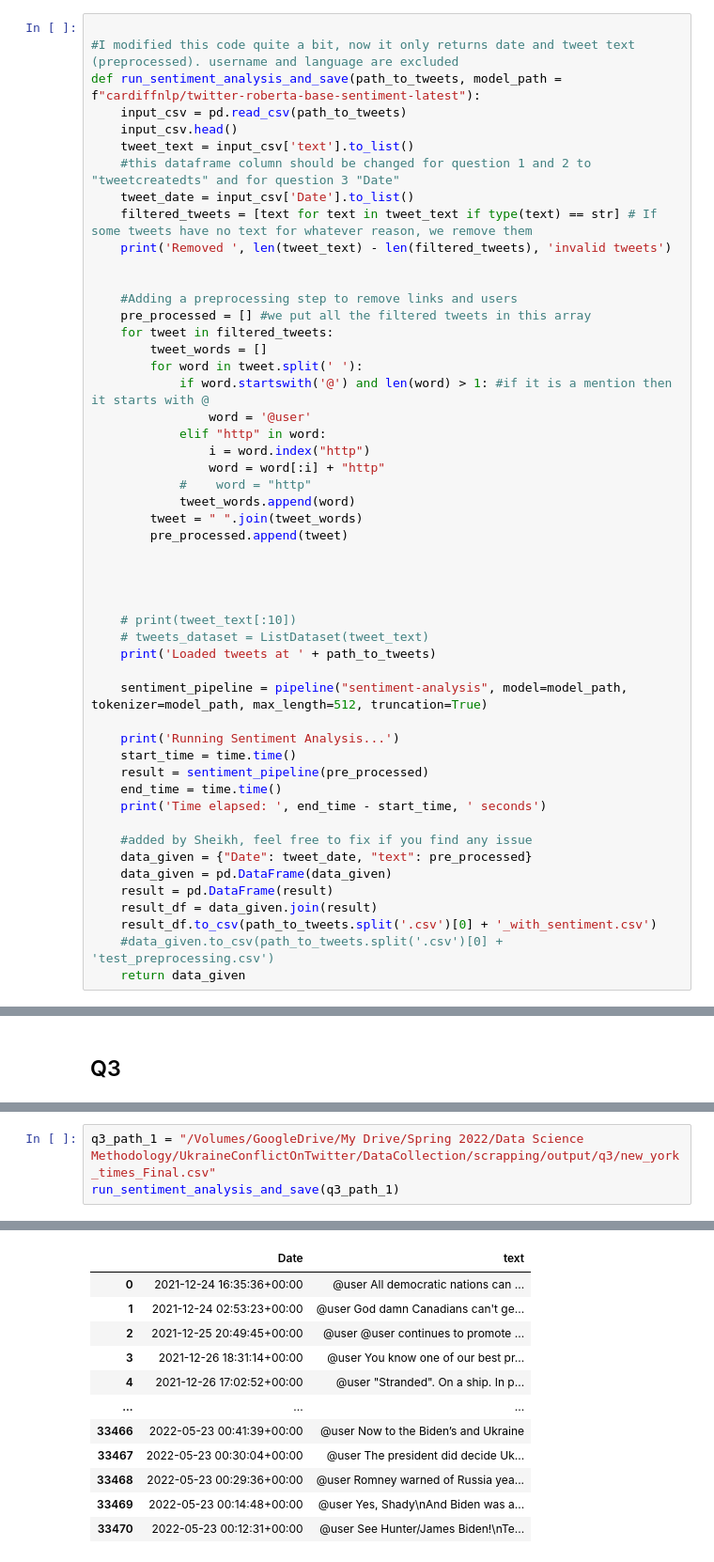
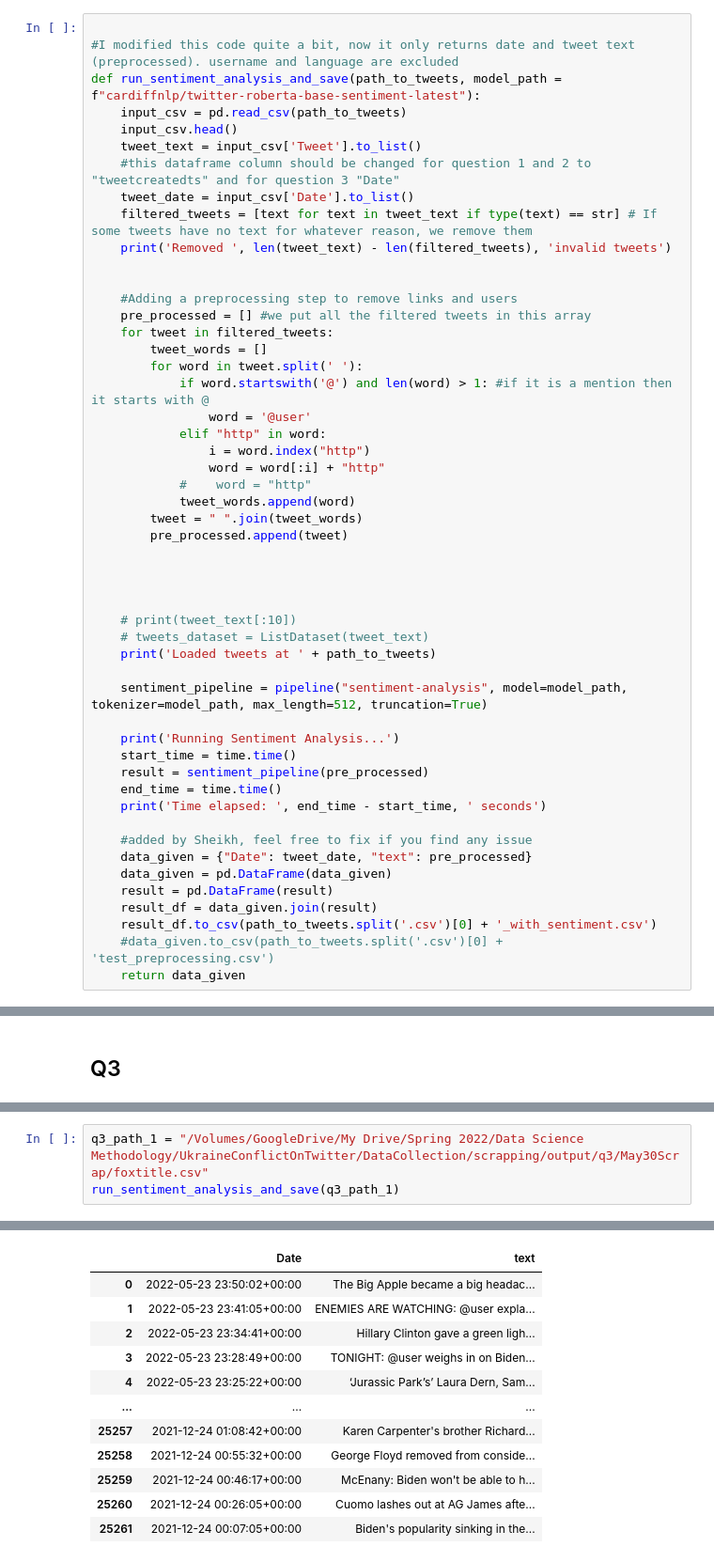
Before and after one commit to Bensas/UkraineConflictOnTwitter, a Jupyter notebook: SentimentAnalysis/TwitterSentimentAnalysis.ipynb, the cells around one changed output, grey strips where cells are left out. Shown at 94% size. Saved outputs shown, nothing was run; the diff lists cells and outputs as text.

Commit message:
scrapped data and ran sentiment analysis

```diff
--- a/SentimentAnalysis/TwitterSentimentAnalysis.ipynb
+++ b/SentimentAnalysis/TwitterSentimentAnalysis.ipynb
@@ -29,7 +29,7 @@ class ListDataset(Dataset):
 def run_sentiment_analysis_and_save(path_to_tweets, model_path = f"cardiffnlp/twitter-roberta-base-sentiment-latest"):
     input_csv = pd.read_csv(path_to_tweets)
     input_csv.head()
-    tweet_text = input_csv['text'].to_list()
+    tweet_text = input_csv['Tweet'].to_list()
     #this dataframe column should be changed for question 1 and 2 to "tweetcreatedts" and for question 3 "Date"
     tweet_date = input_csv['Date'].to_list()
     filtered_tweets = [text for text in tweet_text if type(text) == str] # If some tweets have no text for whatever reason, we remove them
@@ -149,5 +148,5 @@ They contain all tweets posted from the channels from Dec to April, so I have to
 # %%
-q3_path_1 = "/Volumes/GoogleDrive/My Drive/Spring 2022/Data Science Methodology/UkraineConflictOnTwitter/DataCollection/scrapping/output/q3/new_york_times_Final.csv"
+q3_path_1 = "/Volumes/GoogleDrive/My Drive/Spring 2022/Data Science Methodology/UkraineConflictOnTwitter/DataCollection/scrapping/output/q3/May30Scrap/foxtitle.csv"
 run_sentiment_analysis_and_save(q3_path_1)
 # %% [output]
 Removed  0 invalid tweets
@@ -160,12 +159,12 @@ Time elapsed:  1584.5265197753906  seconds
 |  | Date | text |
-| 0 | 2021-12-24 16:35:36+00:00 | @user All democratic nations can ... |
-| 1 | 2021-12-24 02:53:23+00:00 | @user God damn Canadians can't ge... |
-| 2 | 2021-12-25 20:49:45+00:00 | @user @user continues to promote ... |
-| 3 | 2021-12-26 18:31:14+00:00 | @user You know one of our best pr... |
-| 4 | 2021-12-26 17:02:52+00:00 | @user "Stranded". On a ship. In p... |
+| 0 | 2022-05-23 23:50:02+00:00 | The Big Apple became a big headac... |
+| 1 | 2022-05-23 23:41:05+00:00 | ENEMIES ARE WATCHING: @user expla... |
+| 2 | 2022-05-23 23:34:41+00:00 | Hillary Clinton gave a green ligh... |
+| 3 | 2022-05-23 23:28:49+00:00 | TONIGHT: @user weighs in on Biden... |
+| 4 | 2022-05-23 23:25:22+00:00 | ‘Jurassic Park’s’ Laura Dern, Sam... |
 | ... | ... | ... |
-| 33466 | 2022-05-23 00:41:39+00:00 | @user Now to the Biden’s and Ukraine |
-| 33467 | 2022-05-23 00:30:04+00:00 | @user The president did decide Uk... |
-| 33468 | 2022-05-23 00:29:36+00:00 | @user Romney warned of Russia yea... |
-| 33469 | 2022-05-23 00:14:48+00:00 | @user Yes, Shady\nAnd Biden was a... |
-| 33470 | 2022-05-23 00:12:31+00:00 | @user See Hunter/James Biden!\nTe... |
+| 25257 | 2021-12-24 01:08:42+00:00 | Karen Carpenter's brother Richard... |
+| 25258 | 2021-12-24 00:55:32+00:00 | George Floyd removed from conside... |
+| 25259 | 2021-12-24 00:46:17+00:00 | McEnany: Biden won't be able to h... |
+| 25260 | 2021-12-24 00:26:05+00:00 | Cuomo lashes out at AG James afte... |
+| 25261 | 2021-12-24 00:07:05+00:00 | Biden's popularity sinking in the... |
```
Also changed, not shown: parts of 5 cells of this notebook, 13 other files.
